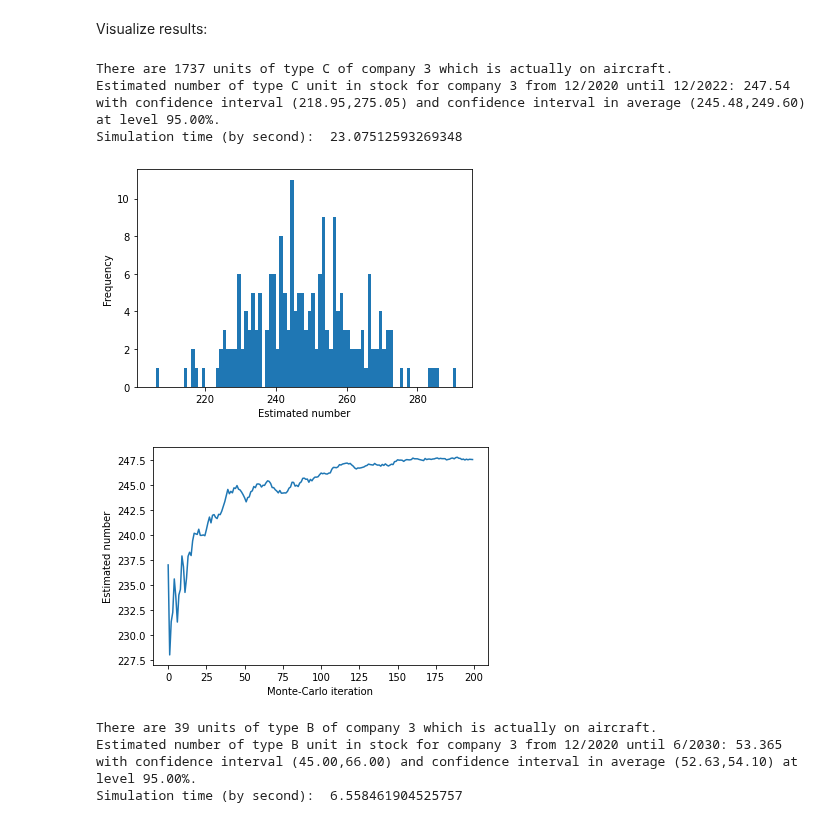
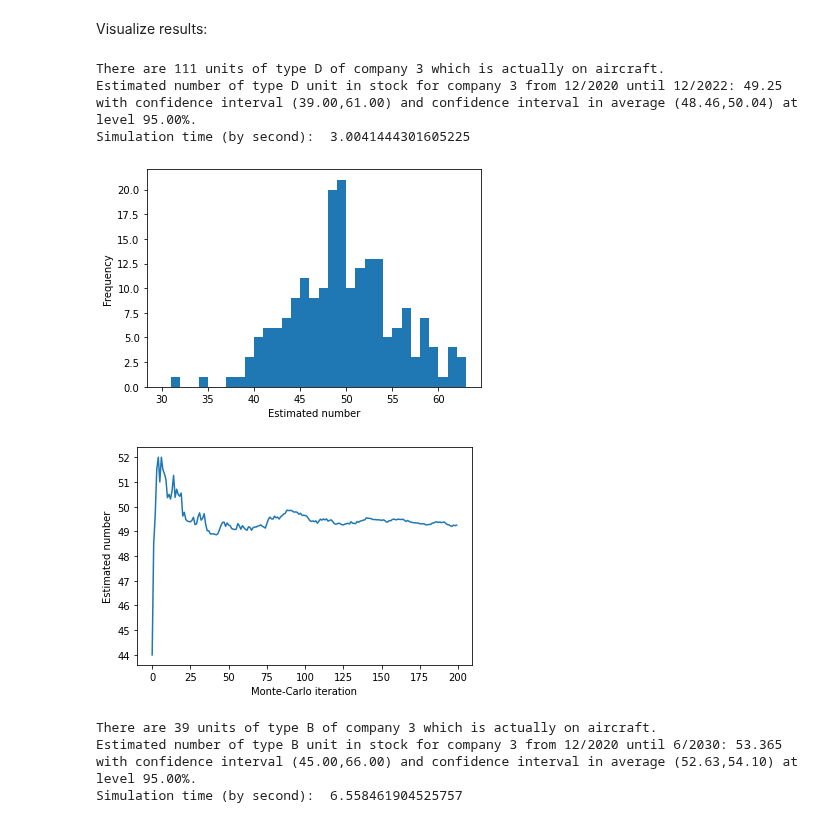
Before and after one commit to nghi-truyen/Flight-Data-Analysis, a Jupyter notebook: FlightDataAnalysis.ipynb, the cells around one changed output. Saved outputs shown, nothing was run; the diff lists cells and outputs as text; code cells hidden in the pictures.

```diff
--- a/FlightDataAnalysis.ipynb
+++ b/FlightDataAnalysis.ipynb
@@ -27,7 +27,8 @@ import warnings
 # %%
 # by using notebook
 
-file_location = "./DataSet/Dataset_ter.xlsx"
+file_location = "./DataSet/INSA-AirbusFHS-DatasetPN_D-E-F.xlsx"
+#"./DataSet/Dataset_ter.xlsx"
 # %% [markdown]
 ##### Data preprocessing :
 # %%
@@ -315,18 +315,18 @@ def Result_display(company,unit_type,year,month,alpha=alpha,df=data,df_types=dat
     plt.show()
 # %%
 company=3         # must be in INTEGER
-unit_type='C' # STRING
+unit_type='D' # STRING
 year=2022         # INTEGER
 month=12           # INTEGER
 
 Result_display(company,unit_type,year,month)
 # %% [output]
-There are 1737 units of type C of company 3 which is actually on aircraft.
-Estimated number of type C unit in stock for company 3 from 12/2020 until 12/2022: 247.54
-with confidence interval (218.95,275.05) and confidence interval in average (245.48,249.60) at level 95.00%.
-Simulation time (by second):  23.07512593269348
+There are 111 units of type D of company 3 which is actually on aircraft.
+Estimated number of type D unit in stock for company 3 from 12/2020 until 12/2022: 49.25
+with confidence interval (39.00,61.00) and confidence interval in average (48.46,50.04) at level 95.00%.
+Simulation time (by second):  3.0041444301605225
-[figure, old version]
+[figure, new version]
-[figure, old version]
+[figure, new version]
 # %%
 company=3         # must be in INTEGER
 unit_type='B' # STRING
```
Also changed, not shown: parts of 9 cells of this notebook.
